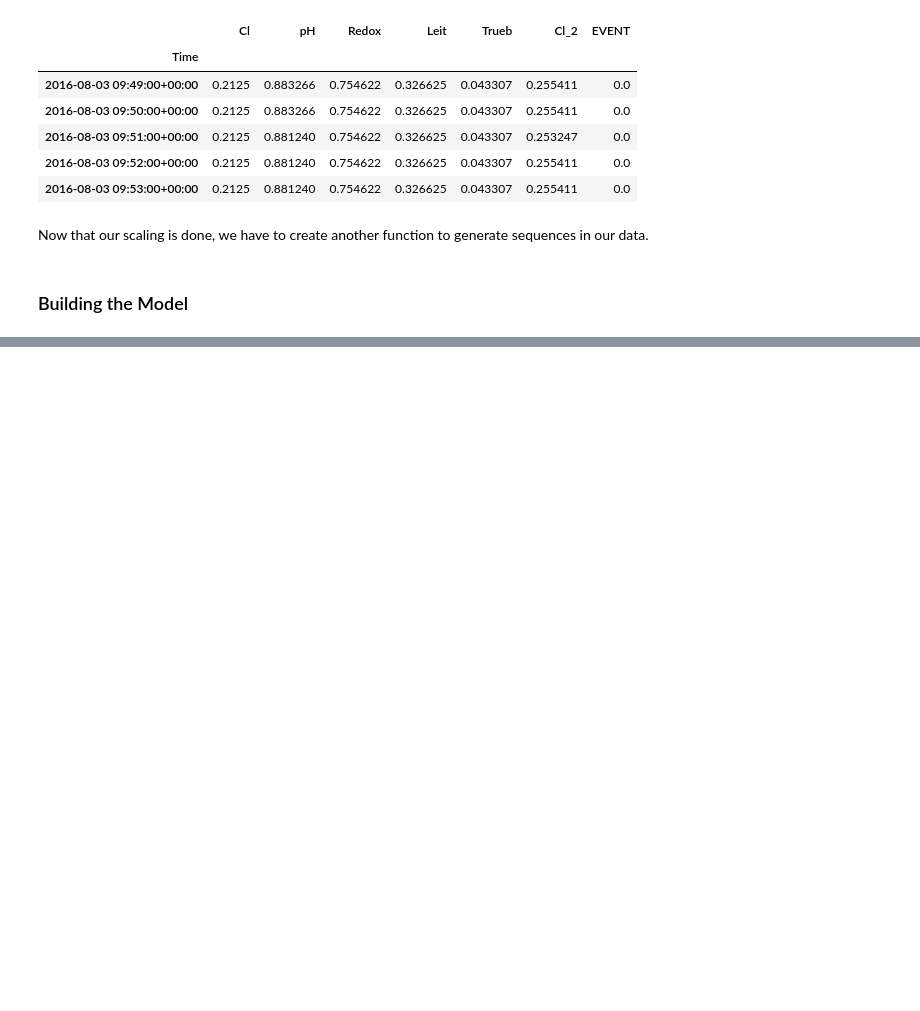
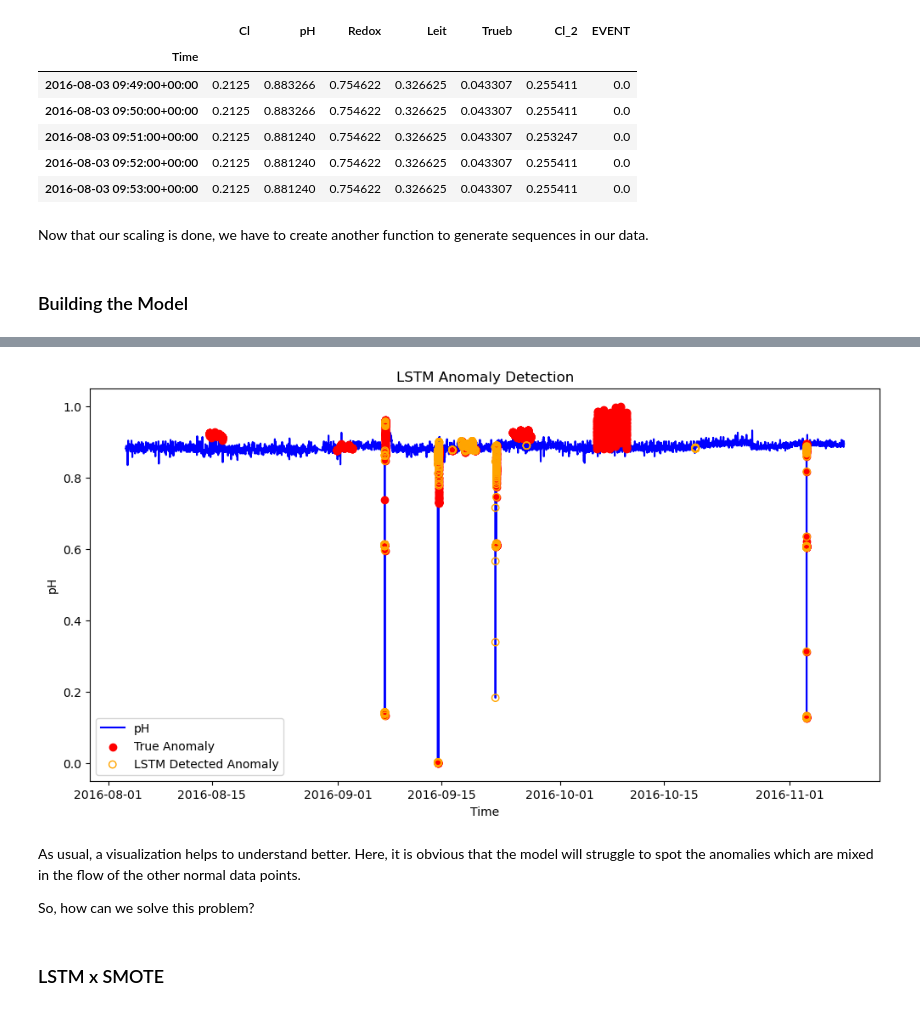
Before and after one commit to julienguyet/water_quality, a Jupyter notebook: notebooks/detect_water_anomalies.ipynb, the cells around one changed output, grey strips where cells are left out. Cells and saved outputs as stored; diff of their text form; code cells hidden in the pictures; blank space fills up the shorter version.

```diff
--- a/notebooks/detect_water_anomalies.ipynb
+++ b/notebooks/detect_water_anomalies.ipynb
@@ -495,0 +587,7 @@ plot_results(history)
+# %%
+sequences_all, _ = create_sequences(df, sequence_length)
+anomalies_all = (model.predict(sequences_all) > 0.5).astype("int32")
+
+data['LSTM_Anomaly'] = False
+
+data.iloc[sequence_length:, data.columns.get_loc('LSTM_Anomaly')] = anomalies_all.flatten()
@@ -495,0 +596,24 @@ plot_results(history)
+# %%
+def plot_anomalies(df):
+    df['EVENT'] = df['EVENT'].astype(bool)
+    df['LSTM_Anomaly'] = df['LSTM_Anomaly'].astype(bool)
+
+    plt.figure(figsize=(12, 6))
+    plt.plot(df.index, df['pH'], label='pH', color='blue')
+    plt.scatter(df.index[df['EVENT']], df['pH'][df['EVENT']], color='red', label='True Anomaly', zorder=5)
+    plt.scatter(df.index[df['LSTM_Anomaly']], df['pH'][df['LSTM_Anomaly']], facecolors='none', edgecolors='orange', label='LSTM Detected Anomaly', zorder=6)
+    plt.legend()
+    plt.title('LSTM Anomaly Detection')
+    plt.xlabel('Time')
+    plt.ylabel('pH')
+    plt.show()
+
+plot_anomalies(data)
+# %% [output]
+[figure, added]
+# %% [markdown]
+As usual, a visualization helps to understand better. Here, it is obvious that the model will struggle to spot the anomalies which are mixed in the flow of the other normal data points.
+
+So, how can we solve this problem?
+# %% [markdown]
+### LSTM x SMOTE
```
Also changed, not shown: parts of 31 cells of this notebook, 7 other files.
